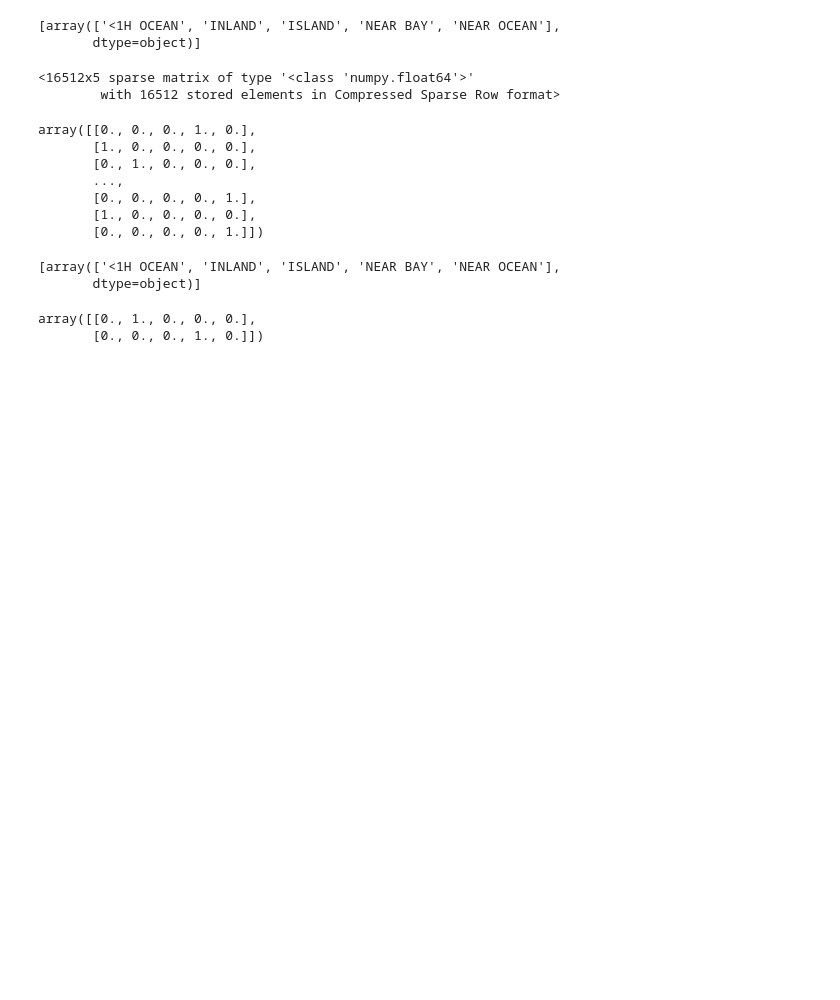
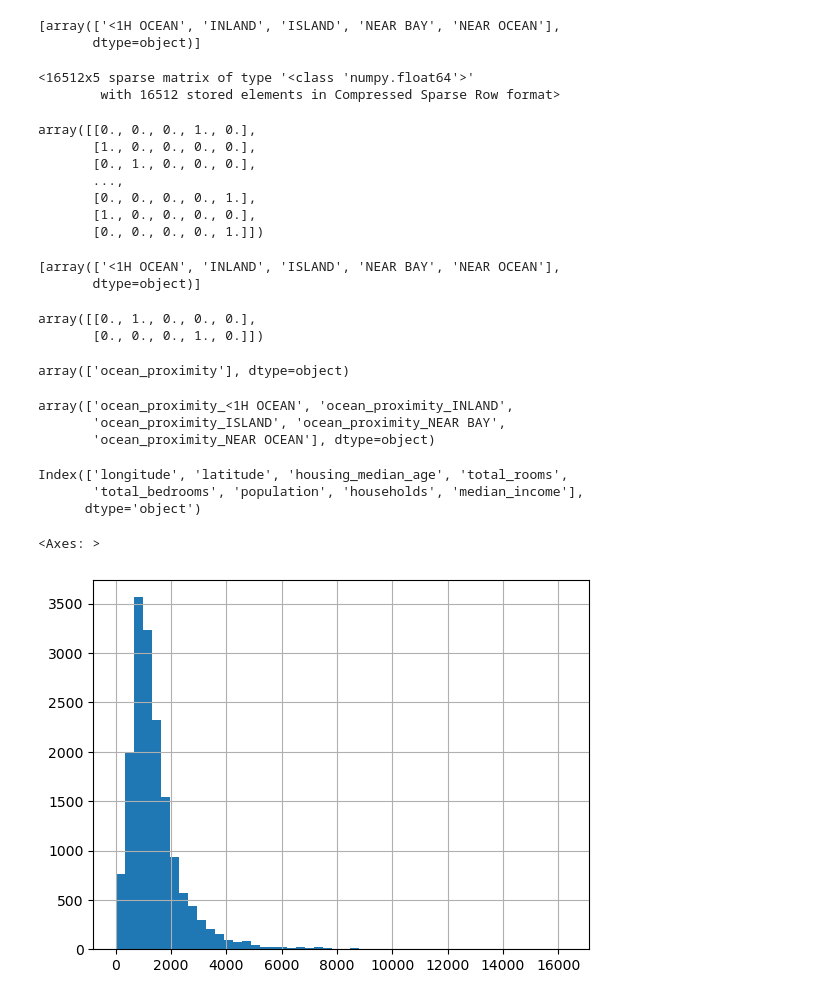
Before and after one commit to DeepjyotiBhattacharjee/Hands-On_ML-Book, a Jupyter notebook: California_Housing.ipynb, the cells around one changed output. Saved outputs shown, nothing was run; the diff lists cells and outputs as text; code cells hidden in the pictures; blank space fills up the shorter version.

```diff
--- a/California_Housing.ipynb
+++ b/California_Housing.ipynb
@@ -382,3 +382,13 @@ cat_encoder.transform(df_test).toarray()
 # %% [output]
 array([[0., 1., 0., 0., 0.],
        [0., 0., 0., 1., 0.]])
+# %%
+cat_encoder.feature_names_in_
+# %% [output]
+array(['ocean_proximity'], dtype=object)
+# %%
+cat_encoder.get_feature_names_out()
+# %% [output]
+array(['ocean_proximity_<1H OCEAN', 'ocean_proximity_INLAND',
+       'ocean_proximity_ISLAND', 'ocean_proximity_NEAR BAY',
+       'ocean_proximity_NEAR OCEAN'], dtype=object)
@@ -384,0 +400,11 @@ array([[0., 1., 0., 0., 0.],
+# %%
+housing_num.columns
+# %% [output]
+Index(['longitude', 'latitude', 'housing_median_age', 'total_rooms',
+       'total_bedrooms', 'population', 'households', 'median_income'],
+      dtype='object')
+# %%
+housing_num['population'].hist(bins=50)
+# %% [output]
+<Axes: >
+[figure, added]
```
Also changed, not shown: parts of 8 cells of this notebook.
